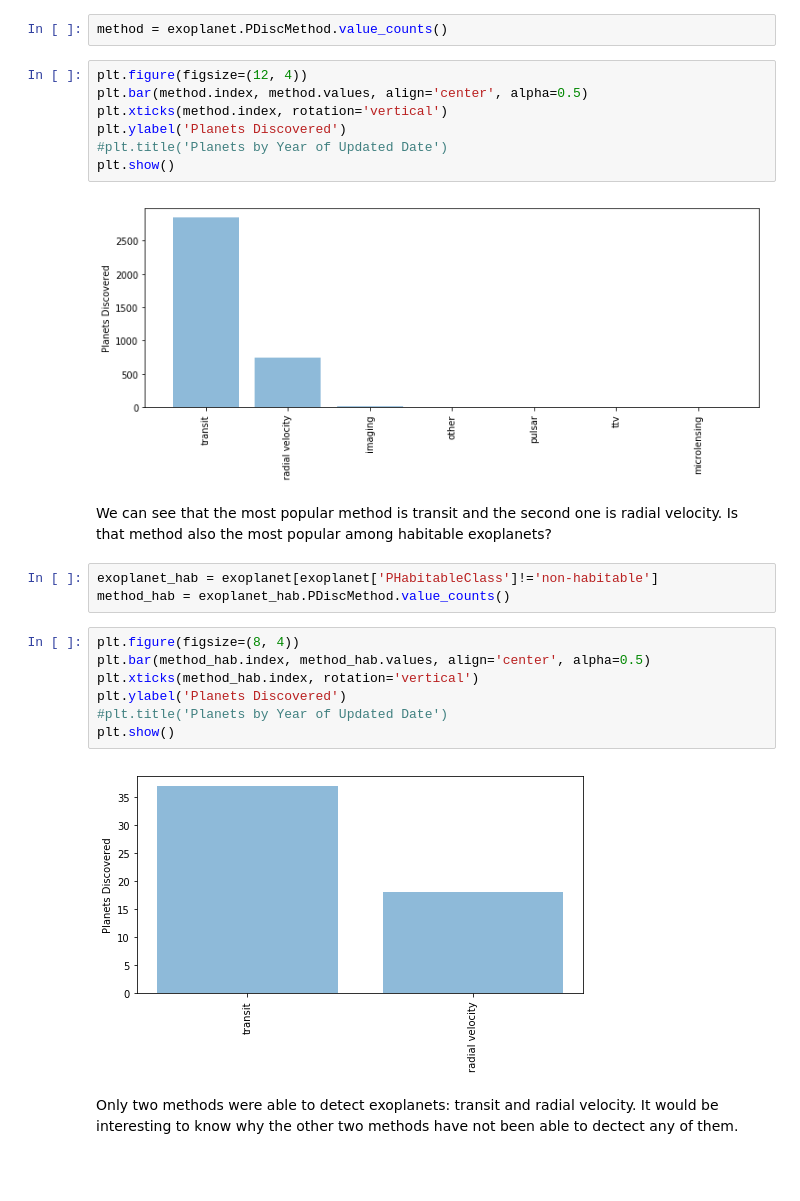
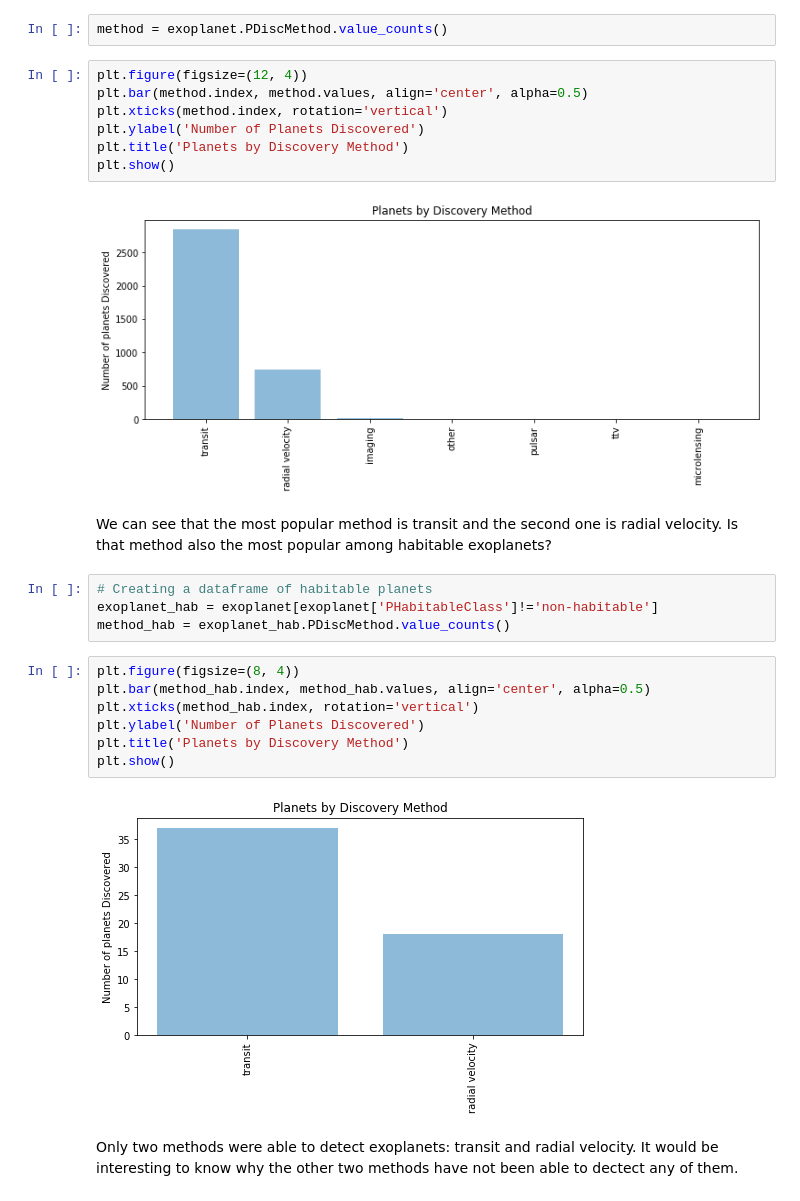
Before and after one commit to AzucenaMV/machine-learning-course, a Jupyter notebook: Exoplanet.ipynb, the cells around one changed output. Saved outputs shown, nothing was run; the diff lists cells and outputs as text; blank space fills up the shorter version.

```diff
--- a/Exoplanet.ipynb
+++ b/Exoplanet.ipynb
@@ -79,26 +73,27 @@ method = exoplanet.PDiscMethod.value_counts()
 plt.figure(figsize=(12, 4))
 plt.bar(method.index, method.values, align='center', alpha=0.5)
 plt.xticks(method.index, rotation='vertical')
-plt.ylabel('Planets Discovered')
-#plt.title('Planets by Year of Updated Date')
+plt.ylabel('Number of Planets Discovered')
+plt.title('Planets by Discovery Method')
 plt.show()
 # %% [output]
-[figure, old version]
+[figure, new version]
 # %% [markdown]
 We can see that the most popular method is transit and the second one is radial velocity.
 Is that method also the most popular among habitable exoplanets?
 # %%
+# Creating a dataframe of habitable planets
 exoplanet_hab = exoplanet[exoplanet['PHabitableClass']!='non-habitable']
 method_hab = exoplanet_hab.PDiscMethod.value_counts()
 # %%
 plt.figure(figsize=(8, 4))
 plt.bar(method_hab.index, method_hab.values, align='center', alpha=0.5)
 plt.xticks(method_hab.index, rotation='vertical')
-plt.ylabel('Planets Discovered')
-#plt.title('Planets by Year of Updated Date')
+plt.ylabel('Number of Planets Discovered')
+plt.title('Planets by Discovery Method')
 plt.show()
 # %% [output]
-[figure, old version]
+[figure, new version]
 # %% [markdown]
 Only two methods were able to detect exoplanets: transit and radial velocity. It would be interesting to know why the other two methods have not been able to dectect any of them.
 # %% [markdown]
```
Also changed, not shown: parts of 36 cells of this notebook.
